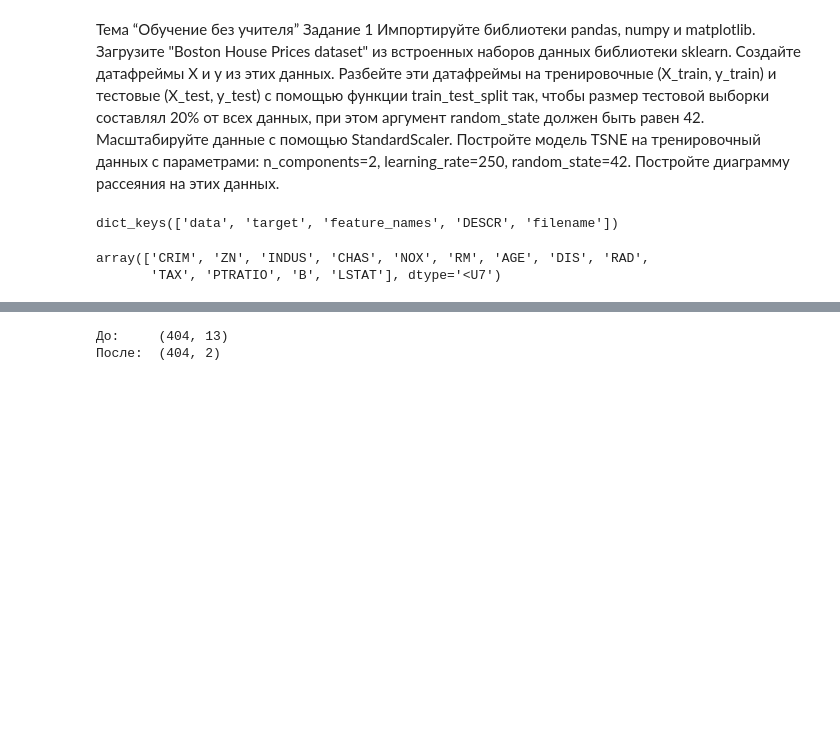
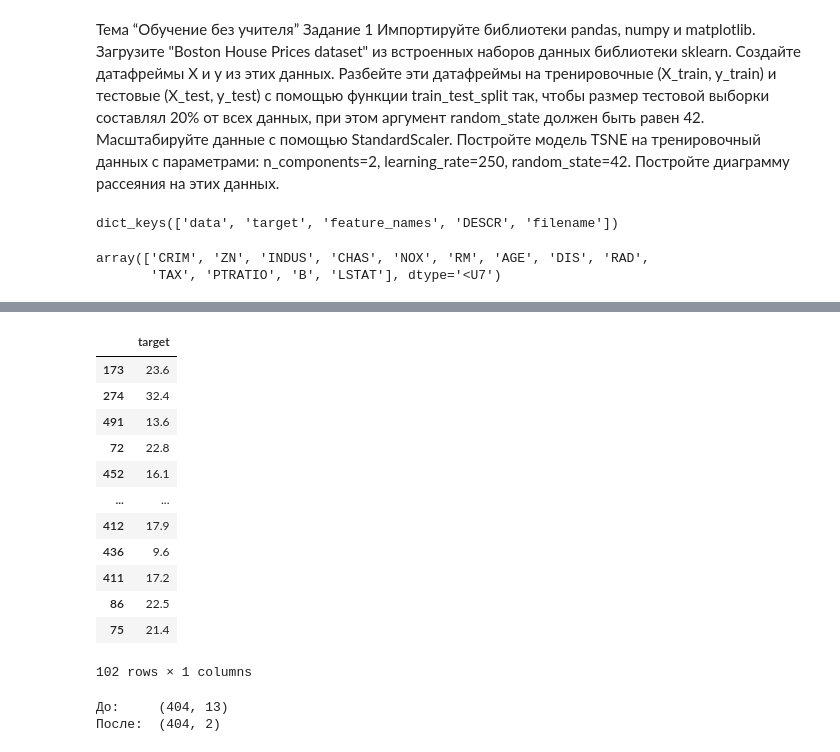
Before and after one commit to aliskinfull/studyGB, a Jupyter notebook: Lesson_4.ipynb, the cells around one changed output, grey strips where cells are left out. Cells and saved outputs as stored; diff of their text form; code cells hidden in the pictures; blank space fills up the shorter version.

```diff
--- a/Lesson_4.ipynb
+++ b/Lesson_4.ipynb
@@ -62,5 +93,21 @@ memory usage: 4.1 KB
 # %%
 X_train, X_test, y_train, y_test = train_test_split(X, y, test_size=0.20,random_state=42)
+# %%
+ y_test
+# %% [output]
+|  | target |
+| 173 | 23.6 |
+| 274 | 32.4 |
+| 491 | 13.6 |
+| 72 | 22.8 |
+| 452 | 16.1 |
+| ... | ... |
+| 412 | 17.9 |
+| 436 | 9.6 |
+| 411 | 17.2 |
+| 86 | 22.5 |
+| 75 | 21.4 |
+102 rows × 1 columns
 # %%
 scaler = StandardScaler()
 
```
Also changed, not shown: parts of 15 cells of this notebook.
